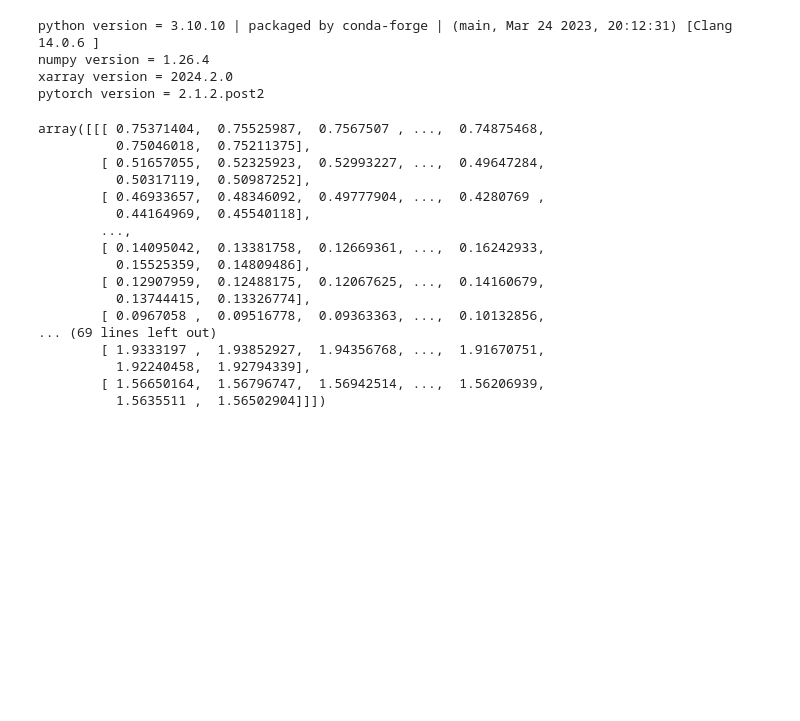
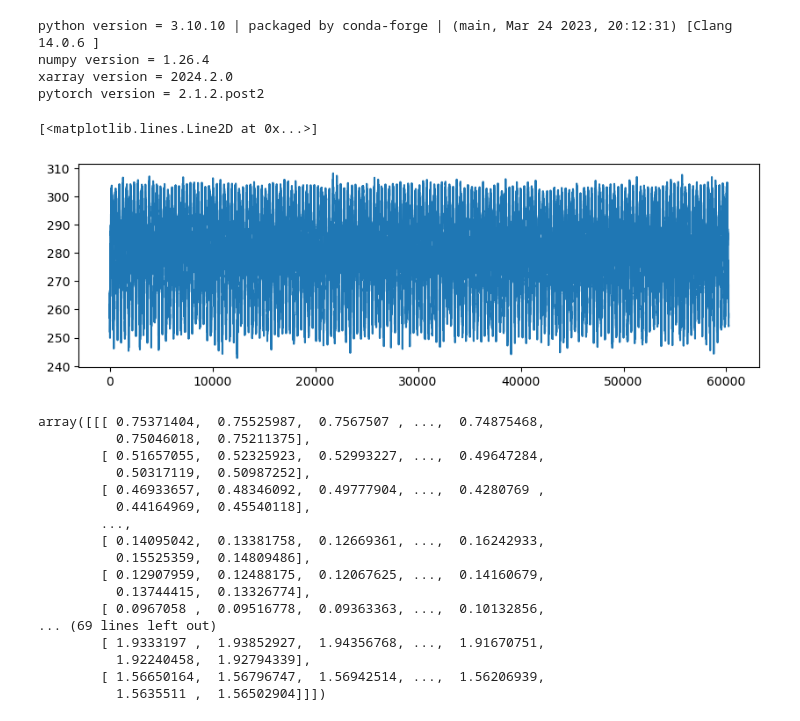
Before and after one commit to Jolan-vP/E3SM, a Jupyter notebook: playfile.ipynb, the cells around one changed output. Cells and saved outputs as stored; diff of their text form; code cells hidden in the pictures; blank space fills up the shorter version.

```diff
--- a/playfile.ipynb
+++ b/playfile.ipynb
@@ -41,7 +42,14 @@ numpy version = 1.26.4
 xarray version = 2024.2.0
 pytorch version = 2.1.2.post2
 # %%
-train_ds = xr.open_dataset("/Users/C830793391/BIG_DATA/E3SM_Data/ens1/input_vars.v2.LR.historical_0101.eam.h1.1850-1900.nc")
+train_ds = xr.open_dataset("/Users/C830793391/BIG_DATA/E3SM_Data/ens1/input_vars.v2.LR.historical_0101.eam.h1.1850-2014.nc")
+# %%
+temp = train_ds['TS'].sel(lat = 40, lon = 105, method = 'nearest')
+plt.figure(figsize=(10, 3))
+plt.plot(temp)
+# %% [output]
+[<matplotlib.lines.Line2D at 0x...>]
+[figure, added]
 # %%
 prect = train_ds["PRECT"]
 prect.values * 10e3 * 86400
```
Also changed, not shown: parts of 3 cells of this notebook, 5 other files.
